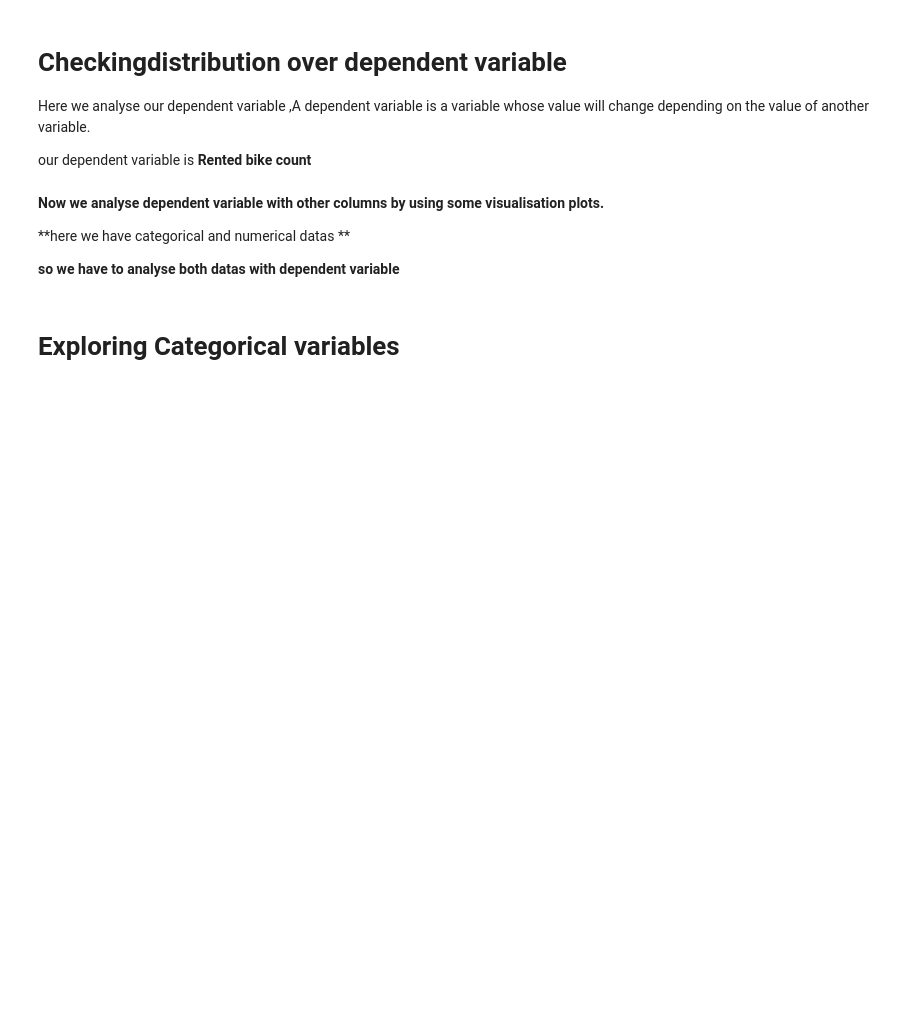
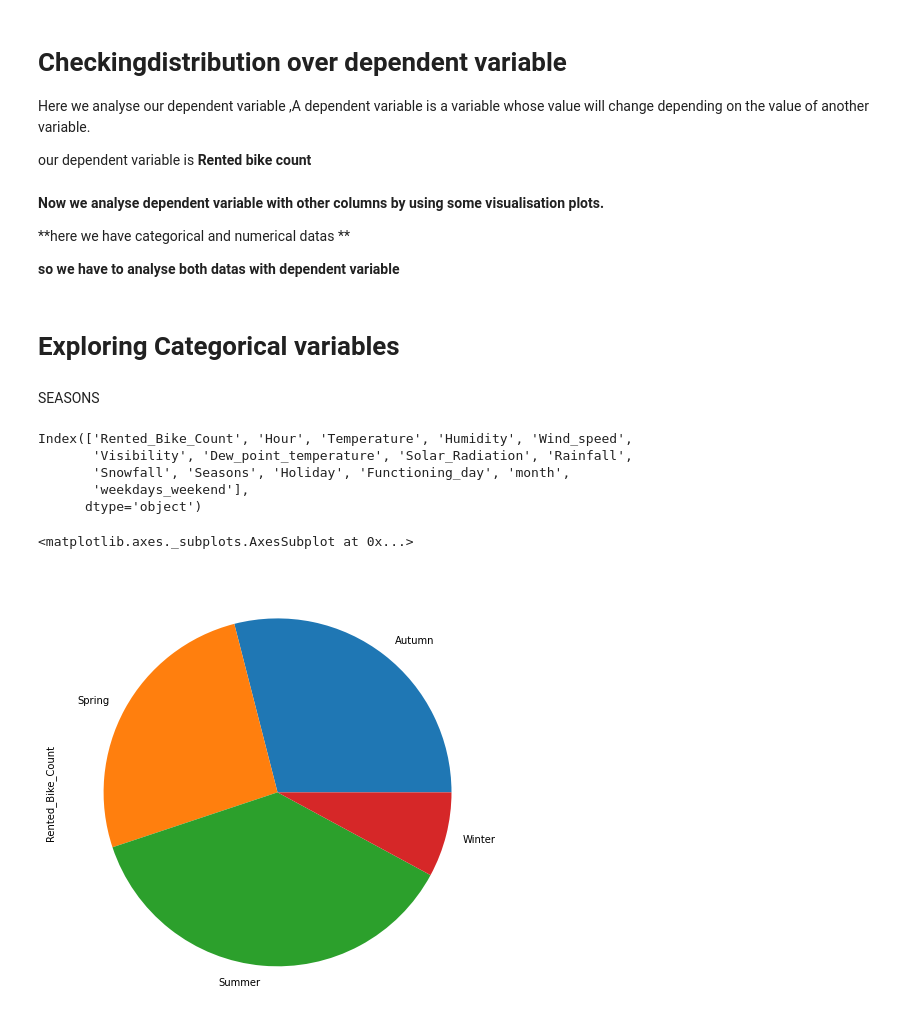
Before and after one commit to abhilashs1/Bike_Sharing_Demand, a Jupyter notebook: Bike_Sharing_Demand.ipynb, the cells around one changed output. Cells and saved outputs as stored; diff of their text form; code cells hidden in the pictures; blank space fills up the shorter version.

```diff
--- a/Bike_Sharing_Demand.ipynb
+++ b/Bike_Sharing_Demand.ipynb
@@ -405,3 +405,18 @@ our dependent variable is **Rented bike count**
 **so we have to analyse both datas with dependent variable**
 # %% [markdown]
 # **Exploring Categorical variables**
+# %% [markdown]
+SEASONS
+# %%
+bike_df.columns
+# %% [output]
+Index(['Rented_Bike_Count', 'Hour', 'Temperature', 'Humidity', 'Wind_speed',
+       'Visibility', 'Dew_point_temperature', 'Solar_Radiation', 'Rainfall',
+       'Snowfall', 'Seasons', 'Holiday', 'Functioning_day', 'month',
+       'weekdays_weekend'],
+      dtype='object')
+# %%
+bike_df.groupby('Seasons')['Rented_Bike_Count'].sum().plot.pie(figsize=(15,8))
+# %% [output]
+<matplotlib.axes._subplots.AxesSubplot at 0x...>
+[figure, added]
```
Also changed, not shown: parts of 8 cells of this notebook.
